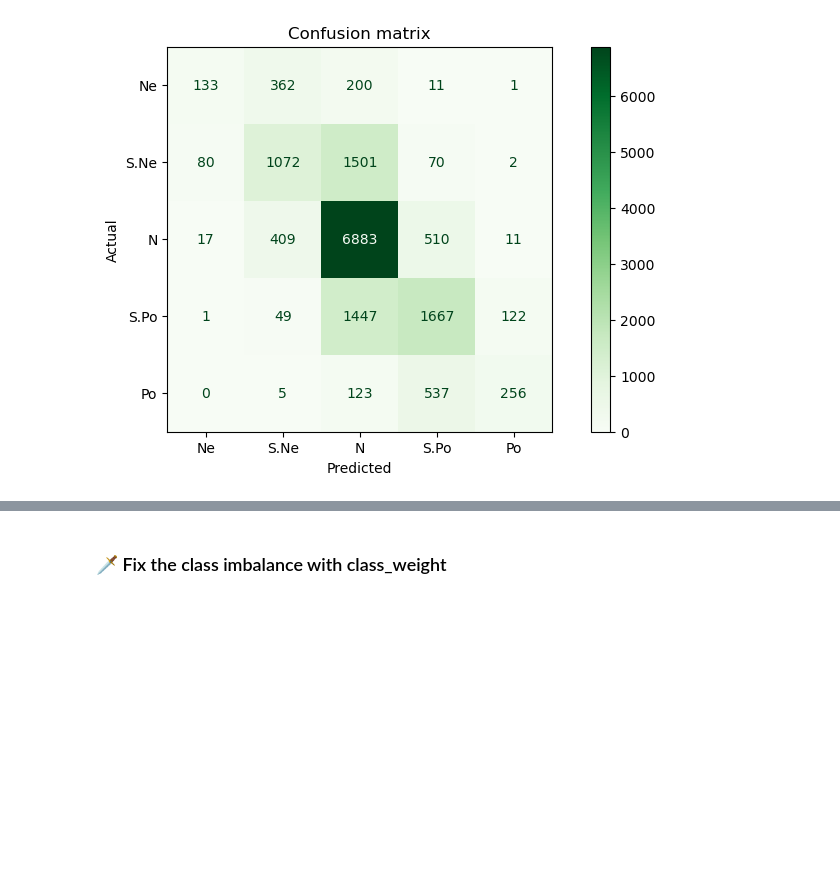
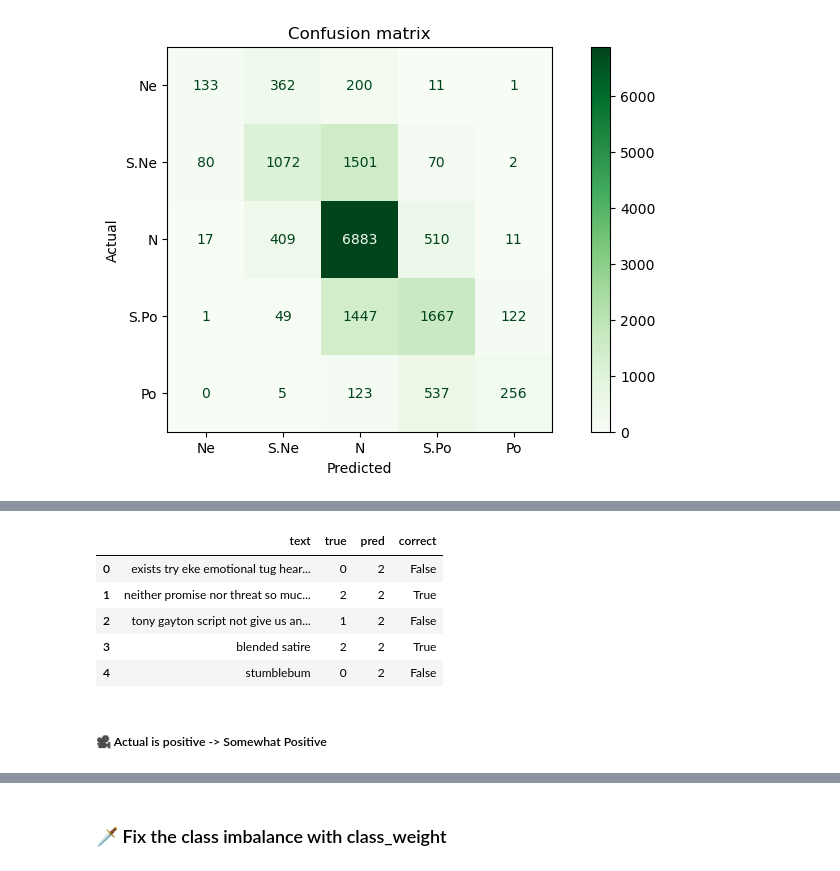
Before and after one commit to trungdung1711/sentiment-analysis-on-movie-reviews, a Jupyter notebook: notebooks/3_baseline.ipynb, the cells around one changed output, grey strips where cells are left out. Drawn from its saved outputs; the diff is of its cells as text; code cells hidden in the pictures; blank space fills up the shorter version.

Commit message:
feat: :bug: fix baseline error analysis

```diff
--- a/notebooks/3_baseline.ipynb
+++ b/notebooks/3_baseline.ipynb
@@ -275,0 +279,25 @@ draw_cm(y_val, y_pred)
+# %%
+# Reset index to align everything
+X_val = X_val.reset_index(drop=True)
+y_val = y_val.reset_index(drop=True)
+
+# Create DataFrame
+error_df = pd.DataFrame({
+    "text": X_val,
+    "true": y_val,
+    "pred": y_pred
+})
+
+# Add correctness flag
+error_df["correct"] = error_df["true"] == error_df["pred"]
+# %%
+error_df.head()
+# %% [output]
+|  | text | true | pred | correct |
+| 0 | exists try eke emotional tug hear... | 0 | 2 | False |
+| 1 | neither promise nor threat so muc... | 2 | 2 | True |
+| 2 | tony gayton script not give us an... | 1 | 2 | False |
+| 3 | blended satire | 2 | 2 | True |
+| 4 | stumblebum | 0 | 2 | False |
+# %% [markdown]
+##### 🎥 Actual is positive -> Somewhat Positive
```
Also changed, not shown: parts of 12 cells of this notebook.
